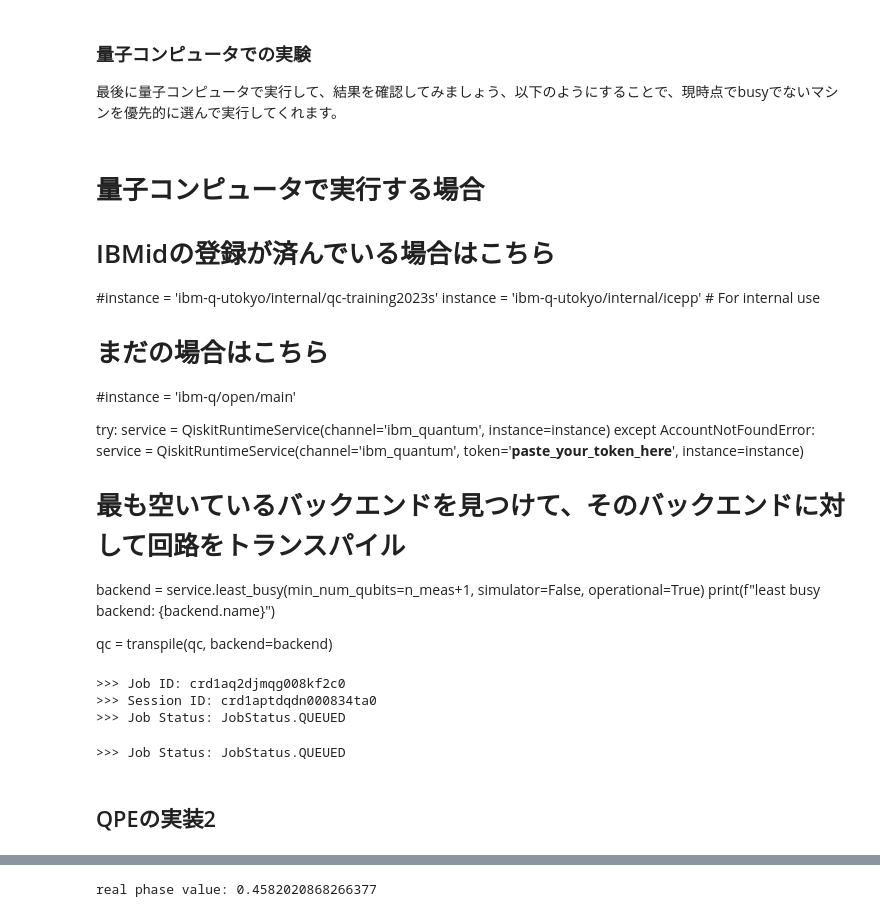
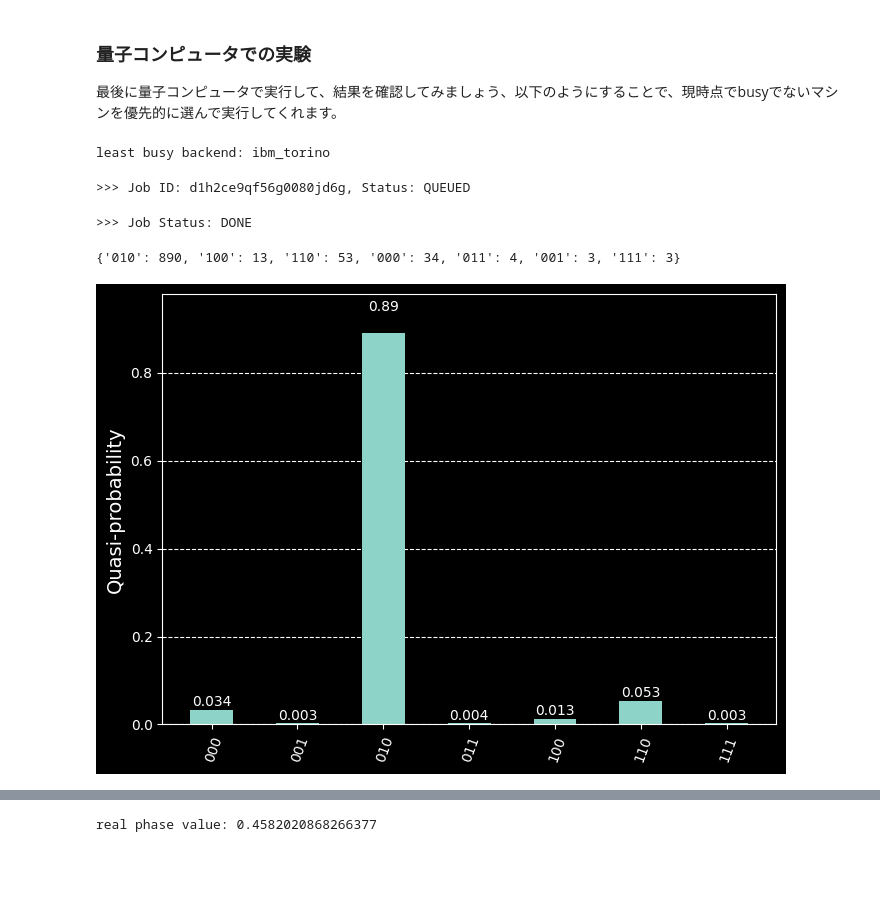
Before and after one commit to kterashi/qc-workbook-lecturenotes, a Jupyter notebook: 2025_07_03_local.ipynb, the cells around one changed output, grey strips where cells are left out. Drawn from its saved outputs; the diff is of its cells as text; code cells hidden in the pictures; blank space fills up the shorter version.

```diff
--- a/2025_07_03_local.ipynb
+++ b/2025_07_03_local.ipynb
@@ -93,8 +91,8 @@ shots = 1000
 simulator = AerSimulator()
 sampler = AerSampler()
 
-circuit = transpile(circuit, backend=simulator)
-job = sampler.run([circuit], shots=shots)
+circuit_transpiled = transpile(circuit, backend=simulator)
+job = sampler.run([circuit_transpiled], shots=shots)
 # %%
 plt.style.use('dark_background')
 plot_distribution(job.result()[0].data.out.get_counts())
@@ -109,48 +107,42 @@ plot_distribution(job.result()[0].data.out.get_counts())
 ### 量子コンピュータでの実験
 
 最後に量子コンピュータで実行して、結果を確認してみましょう、以下のようにすることで、現時点でbusyでないマシンを優先的に選んで実行してくれます。
-# %% [markdown]
-# 量子コンピュータで実行する場合
-# IBMidの登録が済んでいる場合はこちら
-#instance = 'ibm-q-utokyo/internal/qc-training2023s'
-instance = 'ibm-q-utokyo/internal/icepp'  # For internal use
-
-# まだの場合はこちら
-#instance = 'ibm-q/open/main'
-
-try:
-    service = QiskitRuntimeService(channel='ibm_quantum', instance=instance)
-except AccountNotFoundError:
-    service = QiskitRuntimeService(channel='ibm_quantum', token='__paste_your_token_here__', instance=instance)
-
-# 最も空いているバックエンドを見つけて、そのバックエンドに対して回路をトランスパイル
-backend = service.least_busy(min_num_qubits=n_meas+1, simulator=False, operational=True)
-print(f"least busy backend: {backend.name}")
-
-qc = transpile(qc, backend=backend)
-# %%
-from qiskit_ibm_runtime import Sampler, Session
-
-# create a Runtime session for efficient execution (optional)
-session = Session(service=service, backend=backend)
-sampler = Sampler(session=session)
-
-job = sampler.run(qc)
-print(f">>> Job ID: {job.job_id()}")
-print(f">>> Session ID: {job.session_id}")
-print(f">>> Job Status: {job.status()}")
-# %% [output]
->>> Job ID: crd1aq2djmqg008kf2c0
->>> Session ID: crd1aptdqdn000834ta0
->>> Job Status: JobStatus.QUEUED
+# %%
+# 量子コンピュータで実行する場合
+# IBMidの登録が済んでいる場合はこちら
+#instance = 'ibm-q-utokyo/internal/AAA'
+instance = 'ibm-q-utokyo/internal/icepp'  # For internal use
+
+try:
+    service = QiskitRuntimeService(channel='ibm_quantum', instance=instance)
+except AccountNotFoundError:
+#    service = QiskitRuntimeService(channel='ibm_quantum', token='__paste_your_token_here__', instance=instance)
+    service = QiskitRuntimeService(channel='ibm_quantum', token='3d0089648866eac9a8491982fe2bf8bc133bcd4b2287893005c72a03fc08c0e15d62abf0096863701dea72237773b312f03678b89466d1b471191db4d5aaffa7', instance=instance)
+
+# 最も空いているバックエンドを見つけて、そのバックエンドに対して回路をトランスパイル
+backend = service.least_busy(min_num_qubits=n_meas+1, simulator=False, operational=True)
+print(f"least busy backend: {backend.name}")
+
+circuit_transpiled = transpile(circuit, backend=backend)
+# %% [output]
+least busy backend: ibm_torino
+# %%
+sampler = RuntimeSampler(backend)
+
+job = sampler.run([circuit_transpiled], shots=shots)
+print(f">>> Job ID: {job.job_id()}, Status: {job.status()}")
+# %% [output]
+>>> Job ID: d1h2ce9qf56g0080jd6g, Status: QUEUED
 # %%
 # Use a job id from a previous result
-job = service.job("crd1aq2djmqg008kf2c0")
+#job = service.job("d1h2ce9qf56g0080jd6g")
 print(f">>> Job Status: {job.status()}")
 # %% [output]
->>> Job Status: JobStatus.QUEUED
+>>> Job Status: DONE
 # %%
 result = job.result()
-plot_distribution(result.quasi_dists[0])
+print(result[0].data.out.get_counts())
+plot_distribution(result[0].data.out.get_counts())
+# %% [output]
+{'010': 890, '100': 13, '110': 53, '000': 34, '011': 4, '001': 3, '111': 3}
+[figure, added]
-# %% [markdown]
-## QPEの実装2
```
Also changed, not shown: parts of 17 cells of this notebook.
